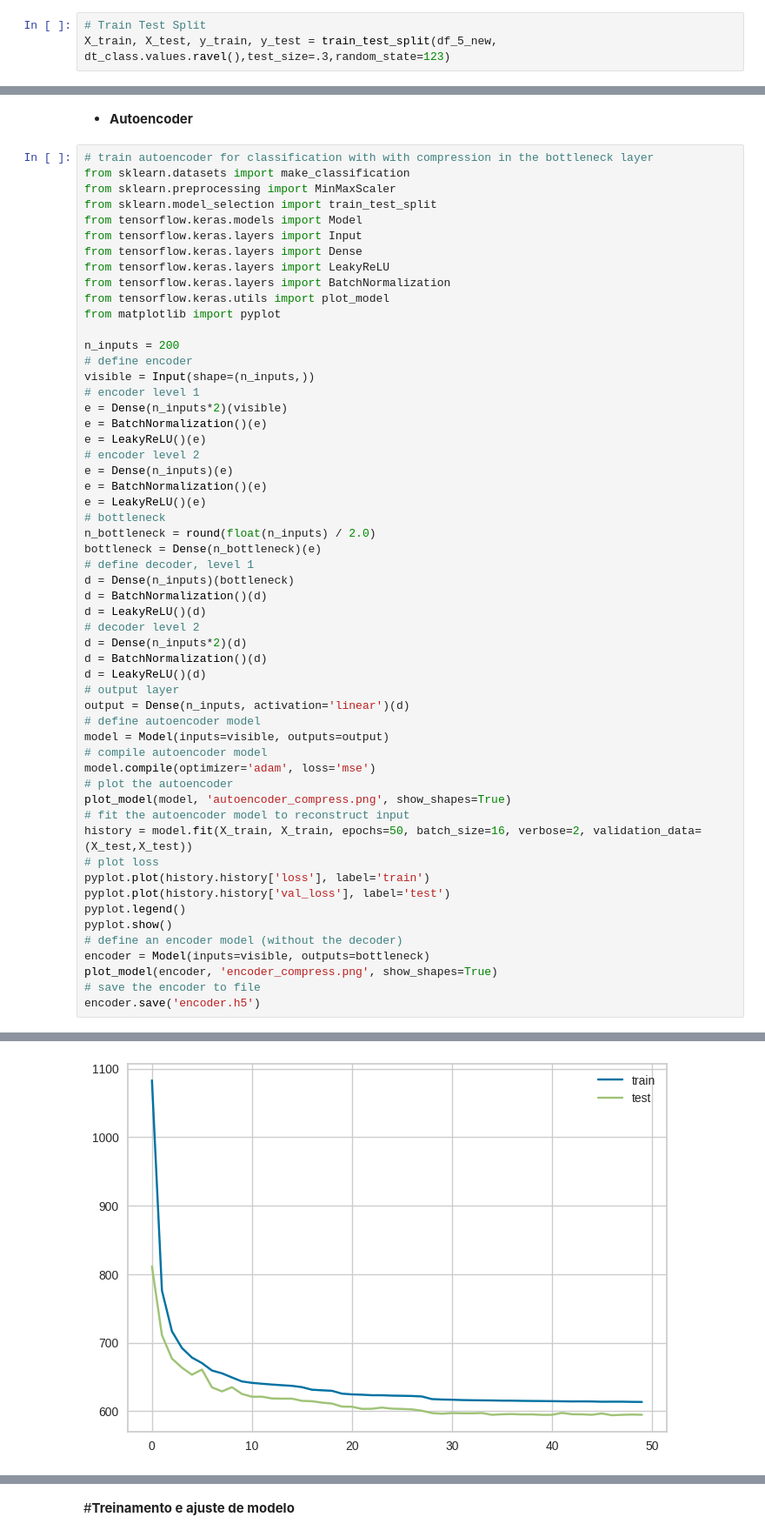
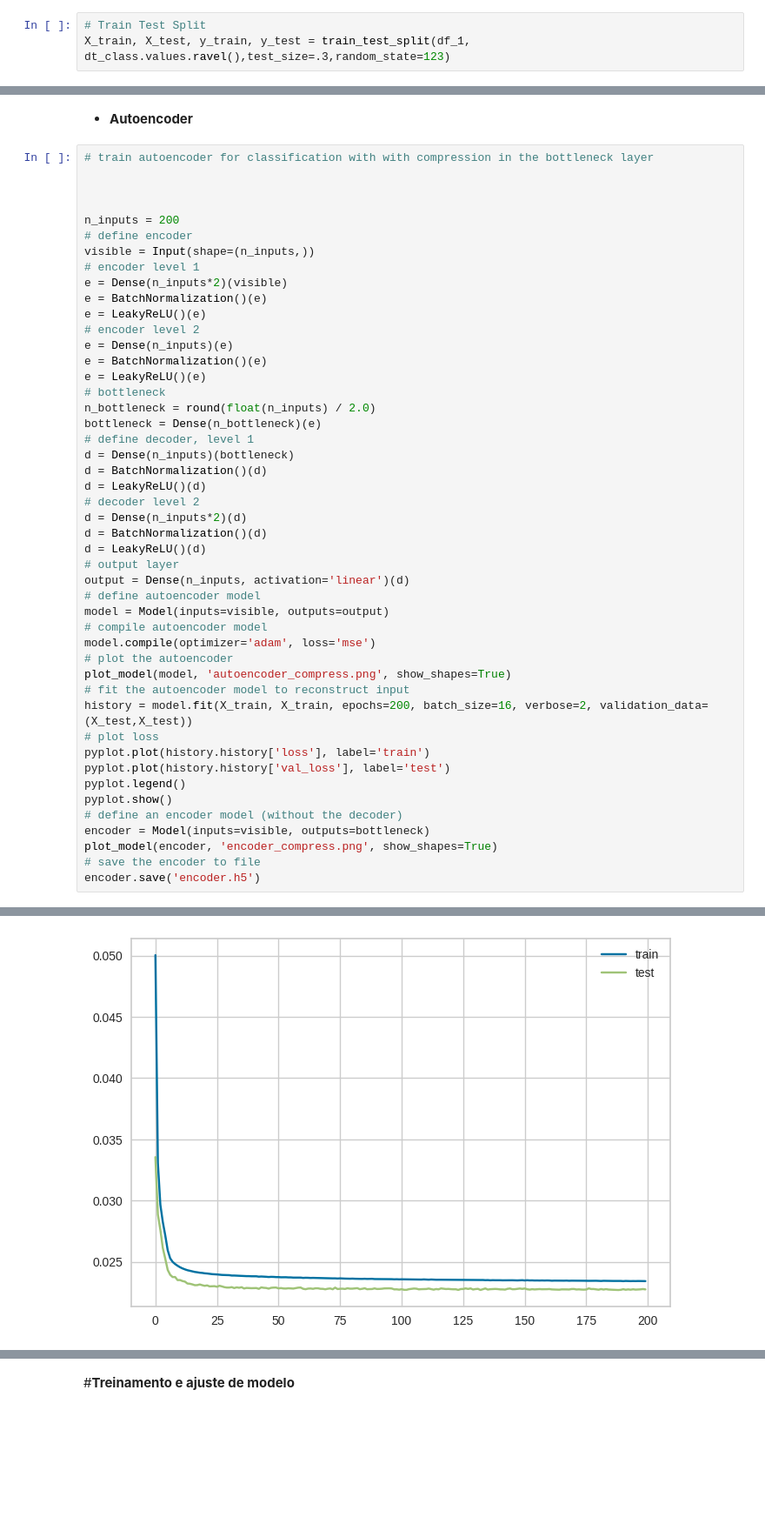
Before and after one commit to ver0z/PROJETO-SENAI-FIESC-IA, a Jupyter notebook: PROJETO_SENAI_FIESC_IA.ipynb, the cells around one changed output, grey strips where cells are left out. Shown: that part at 87% size. Drawn from its saved outputs; the diff is of its cells as text; blank space fills up the shorter version.

```diff
--- a/PROJETO_SENAI_FIESC_IA.ipynb
+++ b/PROJETO_SENAI_FIESC_IA.ipynb
@@ -280,4 +343,4 @@ df_5_new
 50000 rows × 200 columns
 # %%
 # Train Test Split
-X_train, X_test, y_train, y_test = train_test_split(df_5_new,  dt_class.values.ravel(),test_size=.3,random_state=123)
+X_train, X_test, y_train, y_test = train_test_split(df_1,  dt_class.values.ravel(),test_size=.3,random_state=123)
@@ -363,16 +411,8 @@ Dataset 3 necessita de remoção da última coluna, porquanto os valores apresen
 *   **Autoencoder**
 # %%
 # train autoencoder for classification with with compression in the bottleneck layer
-from sklearn.datasets import make_classification
-from sklearn.preprocessing import MinMaxScaler
-from sklearn.model_selection import train_test_split
-from tensorflow.keras.models import Model
-from tensorflow.keras.layers import Input
-from tensorflow.keras.layers import Dense
-from tensorflow.keras.layers import LeakyReLU
-from tensorflow.keras.layers import BatchNormalization
-from tensorflow.keras.utils import plot_model
-from matplotlib import pyplot
+
+
 
 n_inputs = 200
 # define encoder
@@ -405,7 +445,7 @@ model.compile(optimizer='adam', loss='mse')
 # plot the autoencoder
 plot_model(model, 'autoencoder_compress.png', show_shapes=True)
 # fit the autoencoder model to reconstruct input
-history = model.fit(X_train, X_train, epochs=50, batch_size=16, verbose=2, validation_data=(X_test,X_test))
+history = model.fit(X_train, X_train, epochs=200, batch_size=16, verbose=2, validation_data=(X_test,X_test))
 # plot loss
 pyplot.plot(history.history['loss'], label='train')
 pyplot.plot(history.history['val_loss'], label='test')
@@ -437,4 +477,4 @@ Epoch 50/50
-[figure, old version]
+[figure, new version]
 WARNING:tensorflow:Compiled the loaded model, but the compiled metrics have yet to be built. `model.compile_metrics` will be empty until you train or evaluate the model.
 # %% [markdown]
 #**Treinamento e ajuste de modelo**
```
Also changed, not shown: parts of 15 cells of this notebook.
